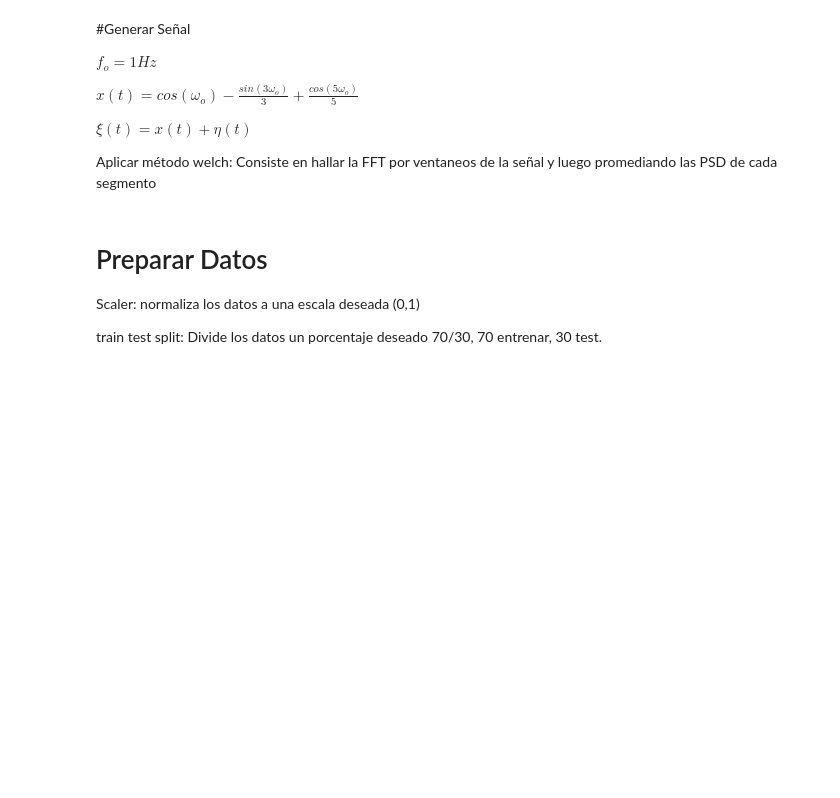
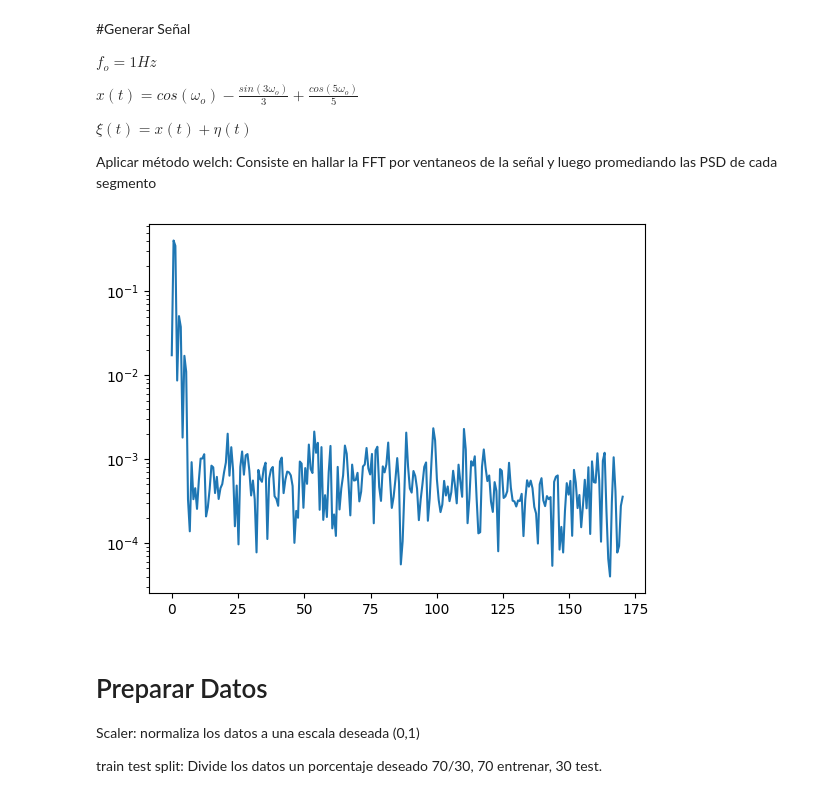
Before and after one commit to dramirezbe/Signal-theory, a Jupyter notebook: Random-signal-analysis/PSD_Estimation_David_Ramirez_Betancourth.ipynb, the cells around one changed output. Drawn from its saved outputs; the diff is of its cells as text; code cells hidden in the pictures; blank space fills up the shorter version.

```diff
--- a/Random-signal-analysis/PSD_Estimation_David_Ramirez_Betancourth.ipynb
+++ b/Random-signal-analysis/PSD_Estimation_David_Ramirez_Betancourth.ipynb
@@ -40,34 +40,40 @@ def real_signal(t, wo):
 
     return np.cos(wo*t) - (1/3)*np.sin(3*wo*t) + (1/5)*np.cos(5*wo*t)
 
 
 def welch_vector(X, fs, nperseg):
     """Generar psd de la señal xi
        ventaneo hamming
        overlap del 25% de la vetana
     """
 
     return sig.welch(X, fs, window='hamming', nperseg=nperseg, noverlap=(nperseg*.25))
 
 N = 1024 #Longitud señal
-M = 2000 # No de señales
+M = 1000 # No de señales
 fo = 1 # 1Hz frecuencia
 wo = 2*np.pi*fo
 sigma = 0.1  #varianza
 nperseg = 501 #Longitud ventana
 
 t = np.linspace(0, 3, N) # vector de tiempo de 0 a 3 segundos
 fs = 1/(t[1]-t[0]) #Muestreo
 
 X = np.zeros((M, N)) #Matriz vacía de zeros
 for i in range(M):
     X_true = real_signal(t, wo) #Generar señal real
     X[i] = X_true + randomvector(N, sigma) #Combinarla con ruido, meterla a la fila
 
 Psd_real = np.zeros((M, (nperseg//2)+1)) # Matriz welch, M señales, longitud psd = (ventaneo//2) +1
 for i in range(M):
     f, psd = welch_vector(X[i], fs, nperseg)
     Psd_real[i] = psd
+
+
+plt.semilogy(f, Psd_real[100])
+plt.show()
+# %% [output]
+[figure, added]
 # %% [markdown]
 # Preparar Datos
 
```
Also changed, not shown: parts of 11 cells of this notebook, 1 other file.
